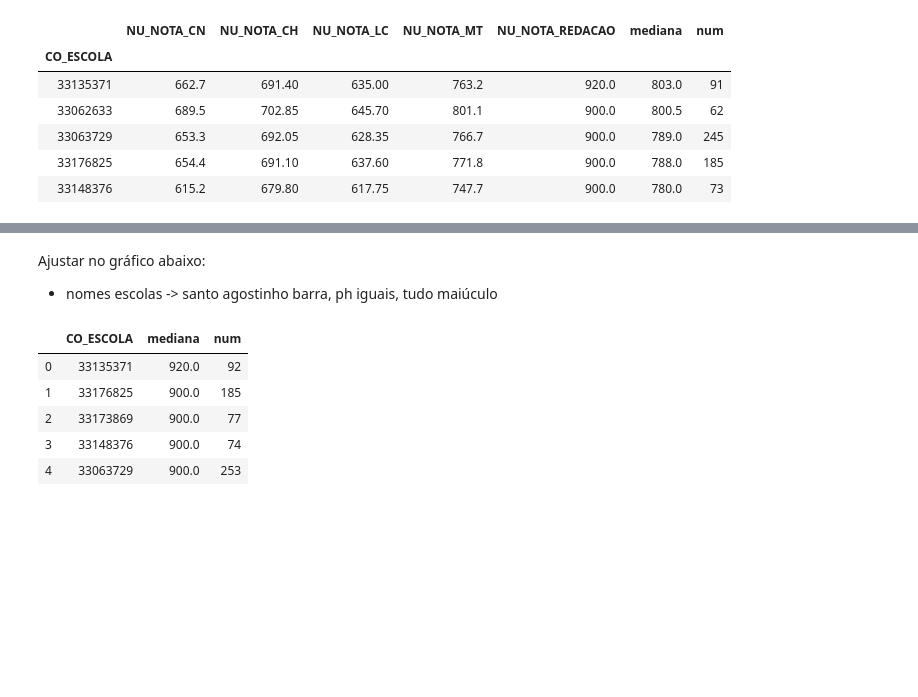
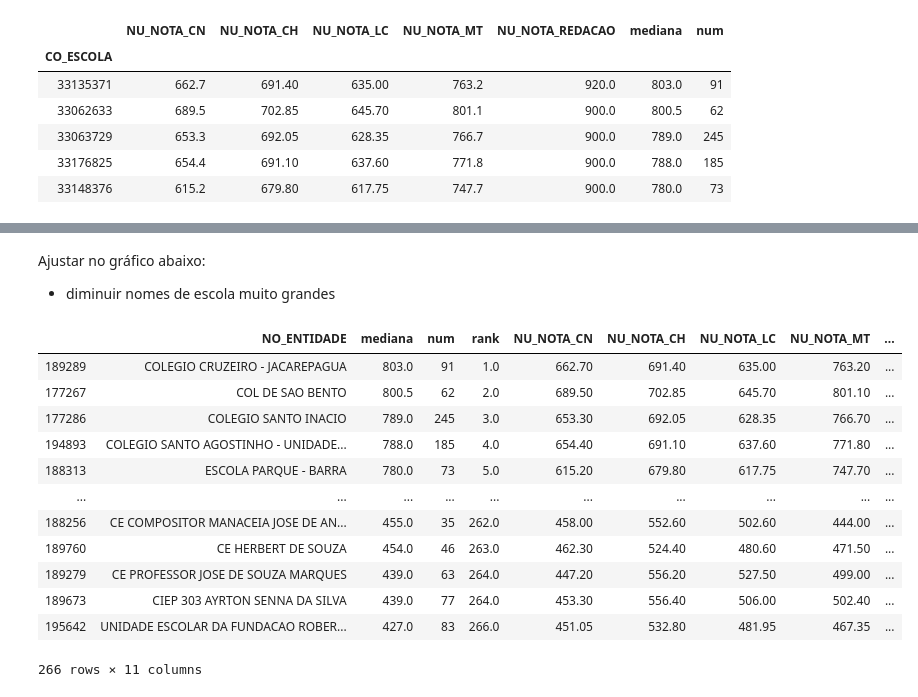
Before and after one commit to pauloneves/educacao, a Jupyter notebook: analisa.ipynb, the cells around one changed output, grey strips where cells are left out. Cells and saved outputs as stored; diff of their text form; code cells hidden in the pictures; blank space fills up the shorter version.

```diff
--- a/analisa.ipynb
+++ b/analisa.ipynb
@@ -122,16 +116,23 @@ my_order = df_melhores.head(NUM_MELHORES).NO_ENTIDADE
-# %% [markdown]
-Ajustar no gráfico abaixo:
-
-- nomes escolas -> santo agostinho barra, ph iguais, tudo maiúculo
+# %% [markdown]
+Ajustar no gráfico abaixo:
+
+- diminuir nomes de escola muito grandes
 # %%
 df_melhores['rotulo'] = df_melhores.loc[:,['NO_ENTIDADE', 'num', 'rank']].apply(lambda x: '{:>s} {:03d}/{:>2.0f}'.format(x[0].title(), x[1], x[2]), axis=1)
 # %%
-df_melhores.head()
+df_melhores
 # %% [output]
-|  | CO_ESCOLA | mediana | num |
-| 0 | 33135371 | 920.0 | 92 |
-| 1 | 33176825 | 900.0 | 185 |
-| 2 | 33173869 | 900.0 | 77 |
-| 3 | 33148376 | 900.0 | 74 |
-| 4 | 33063729 | 900.0 | 253 |
+|  | NO_ENTIDADE | mediana | num | rank | NU_NOTA_CN | NU_NOTA_CH | NU_NOTA_LC | NU_NOTA_MT | ... |
+| 189289 | COLEGIO CRUZEIRO - JACAREPAGUA | 803.0 | 91 | 1.0 | 662.70 | 691.40 | 635.00 | 763.20 | ... |
+| 177267 | COL DE SAO BENTO | 800.5 | 62 | 2.0 | 689.50 | 702.85 | 645.70 | 801.10 | ... |
+| 177286 | COLEGIO SANTO INACIO | 789.0 | 245 | 3.0 | 653.30 | 692.05 | 628.35 | 766.70 | ... |
+| 194893 | COLEGIO SANTO AGOSTINHO - UNIDADE... | 788.0 | 185 | 4.0 | 654.40 | 691.10 | 637.60 | 771.80 | ... |
+| 188313 | ESCOLA PARQUE - BARRA | 780.0 | 73 | 5.0 | 615.20 | 679.80 | 617.75 | 747.70 | ... |
+| ... | ... | ... | ... | ... | ... | ... | ... | ... | ... |
+| 188256 | CE COMPOSITOR MANACEIA JOSE DE AN... | 455.0 | 35 | 262.0 | 458.00 | 552.60 | 502.60 | 444.00 | ... |
+| 189760 | CE HERBERT DE SOUZA | 454.0 | 46 | 263.0 | 462.30 | 524.40 | 480.60 | 471.50 | ... |
+| 189279 | CE PROFESSOR JOSE DE SOUZA MARQUES | 439.0 | 63 | 264.0 | 447.20 | 556.20 | 527.50 | 499.00 | ... |
+| 189673 | CIEP 303 AYRTON SENNA DA SILVA | 439.0 | 77 | 264.0 | 453.30 | 556.40 | 506.00 | 502.40 | ... |
+| 195642 | UNIDADE ESCOLAR DA FUNDACAO ROBER... | 427.0 | 83 | 266.0 | 451.05 | 532.80 | 481.95 | 467.35 | ... |
+266 rows × 11 columns
 # %%
```
Also changed, not shown: parts of 10 cells of this notebook, 1 other file.
